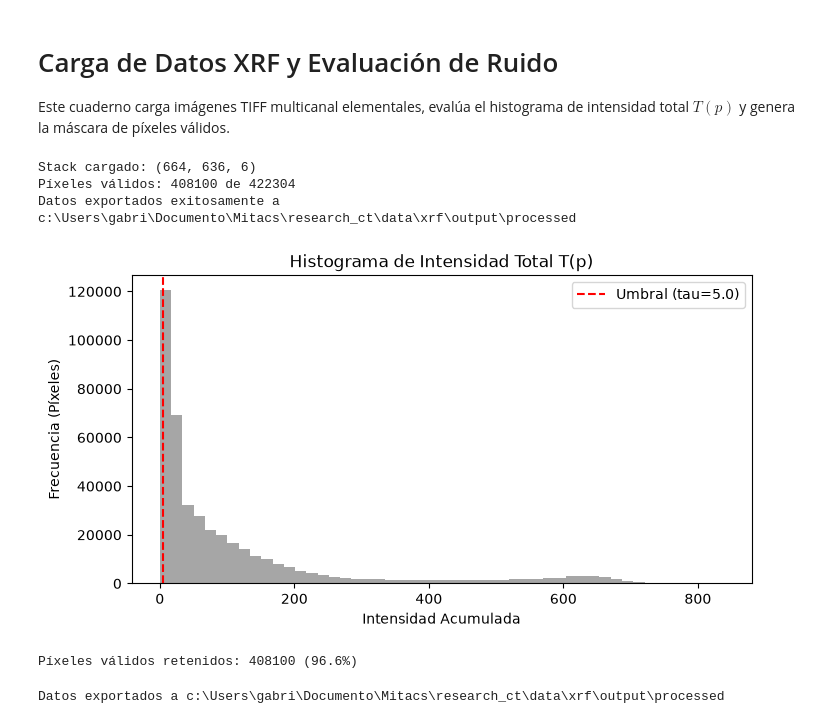
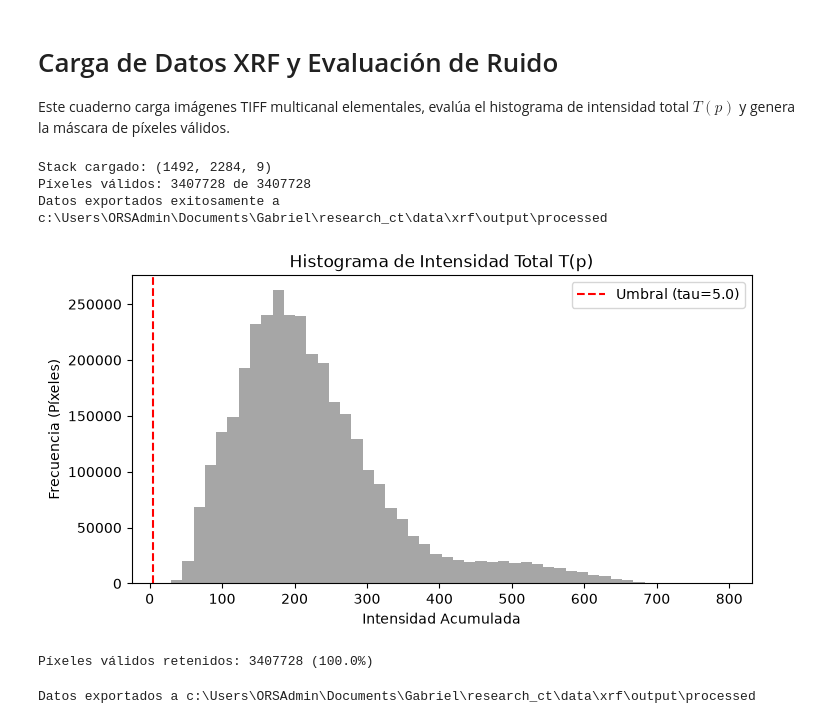
Before and after one commit to GagonzaCA/research_ct, a Jupyter notebook: notebooks/xrf/01_xrf_loading_and_masking.ipynb, the cells around one changed output. Saved outputs shown, nothing was run; the diff lists cells and outputs as text; code cells hidden in the pictures.

```diff
--- a/notebooks/xrf/01_xrf_loading_and_masking.ipynb
+++ b/notebooks/xrf/01_xrf_loading_and_masking.ipynb
@@ -34,60 +34,63 @@ config = Xrf_Preprocessing_Config(Noise_Threshold=5.0)
 # %%
 
 file_paths = [
-    RAW_DATA_DIR / "Letter_1_Au_La.tiff",
-    RAW_DATA_DIR / "Letter_1_Fe_Ka.tiff",
-    RAW_DATA_DIR / "Letter_1_Cu_Ka.tiff",
-    RAW_DATA_DIR / "Letter_1_Hg_La.tiff",
-    RAW_DATA_DIR / "Letter_1_Pb_La.tiff",
-    RAW_DATA_DIR / "Letter_1_As_Ka.tiff"
+    RAW_DATA_DIR / "BX2080black_ink_As_Ka_raw.tiff",
+    RAW_DATA_DIR / "BX2080black_ink_Cu_Ka_raw.tiff",
+    RAW_DATA_DIR / "BX2080black_ink_Au_La_raw.tiff",
+    RAW_DATA_DIR / "BX2080black_ink_Hg_La_raw.tiff",
+    RAW_DATA_DIR / "BX2080black_ink_Pb_La_raw.tiff",
+    RAW_DATA_DIR / "BX2080black_ink_Zn_Ka_raw.tiff",
+    RAW_DATA_DIR / "BX2080black_ink_Ca_Ka_raw.tiff",
+    RAW_DATA_DIR / "BX2080black_ink_Fe_Ka_raw.tiff",
+    RAW_DATA_DIR / "BX2080black_ink_K_Ka_raw.tiff"
 ]
 
-# 2. Cargar Stack e calcular máscara
+# Load Stack and mask compute
 stack = Xrf_Loader.Load_Element_Stack(file_paths, Dtype=config.Compute_Dtype)
 mask, valid_pixels = Xrf_Loader.Compute_Intensity_Mask(stack, config.Noise_Threshold)
 
-print(f"Stack cargado: {stack.shape}")
-print(f"Píxeles válidos: {valid_pixels.shape[0]} de {mask.size}")
+print(f"Stack Loaded: {stack.shape}")
+print(f"Valid Pixels: {valid_pixels.shape[0]} de {mask.size}")
 
-# 3. EXPORTAR ARTEFACTOS
+# Artifacts exports
 np.save(PROCESSED_DATA_DIR / "page_001_mask.npy", mask)
 np.save(PROCESSED_DATA_DIR / "page_001_valid_pixels.npy", valid_pixels)
-print(f"Datos exportados exitosamente a {PROCESSED_DATA_DIR}")
+print(f"Export data to {PROCESSED_DATA_DIR}")
 # %% [output]
-Stack cargado: (664, 636, 6)
-Píxeles válidos: 408100 de 422304
-Datos exportados exitosamente a c:\Users\gabri\Documento\Mitacs\research_ct\data\xrf\output\processed
+Stack cargado: (1492, 2284, 9)
+Píxeles válidos: 3407728 de 3407728
+Datos exportados exitosamente a c:\Users\ORSAdmin\Documents\Gabriel\research_ct\data\xrf\output\processed
 # %%
-# Calcular Intensidad Total T(p) y generar máscara
+# Total intensities T(p) computing and mask generation
 total_intensity = np.sum(stack, axis=-1)
 
 plt.figure(figsize=(8, 4))
 plt.hist(total_intensity.ravel(), bins=50, color="gray", alpha=0.7)
 plt.axvline(
     x=config.Noise_Threshold,
     color="red",
     linestyle="--",
-    label=f"Umbral (tau={config.Noise_Threshold})",
+    label=f"Threshold (tau={config.Noise_Threshold})",
 )
-plt.title("Histograma de Intensidad Total T(p)")
-plt.xlabel("Intensidad Acumulada")
-plt.ylabel("Frecuencia (Píxeles)")
+plt.title("Total intensities T(p) histogram ")
+plt.xlabel("Acumulated Intensity")
+plt.ylabel("Frequency (Pixels)")
 plt.legend()
 plt.show()
 
 mask, valid_pixels = Xrf_Loader.Compute_Intensity_Mask(stack, config.Noise_Threshold)
 print(
-    f"Píxeles válidos retenidos: {valid_pixels.shape[0]} ({valid_pixels.shape[0] / total_intensity.size:.1%})"
+    f"Valid pixels retained: {valid_pixels.shape[0]} ({valid_pixels.shape[0] / total_intensity.size:.1%})"
 )
 # %% [output]
-[figure, old version]
+[figure, new version]
-Píxeles válidos retenidos: 408100 (96.6%)
+Píxeles válidos retenidos: 3407728 (100.0%)
 # %%
 PROCESSED_DATA_DIR.mkdir(parents=True, exist_ok=True)
 
 np.save(PROCESSED_DATA_DIR / "page_001_mask.npy", mask)
 np.save(PROCESSED_DATA_DIR / "page_001_valid_pixels.npy", valid_pixels)
 
-print(f"Datos exportados a {PROCESSED_DATA_DIR}")
+print(f"Export data to {PROCESSED_DATA_DIR}")
 # %% [output]
-Datos exportados a c:\Users\gabri\Documento\Mitacs\research_ct\data\xrf\output\processed
+Datos exportados a c:\Users\ORSAdmin\Documents\Gabriel\research_ct\data\xrf\output\processed
```
Also changed, not shown: 3 other files.
